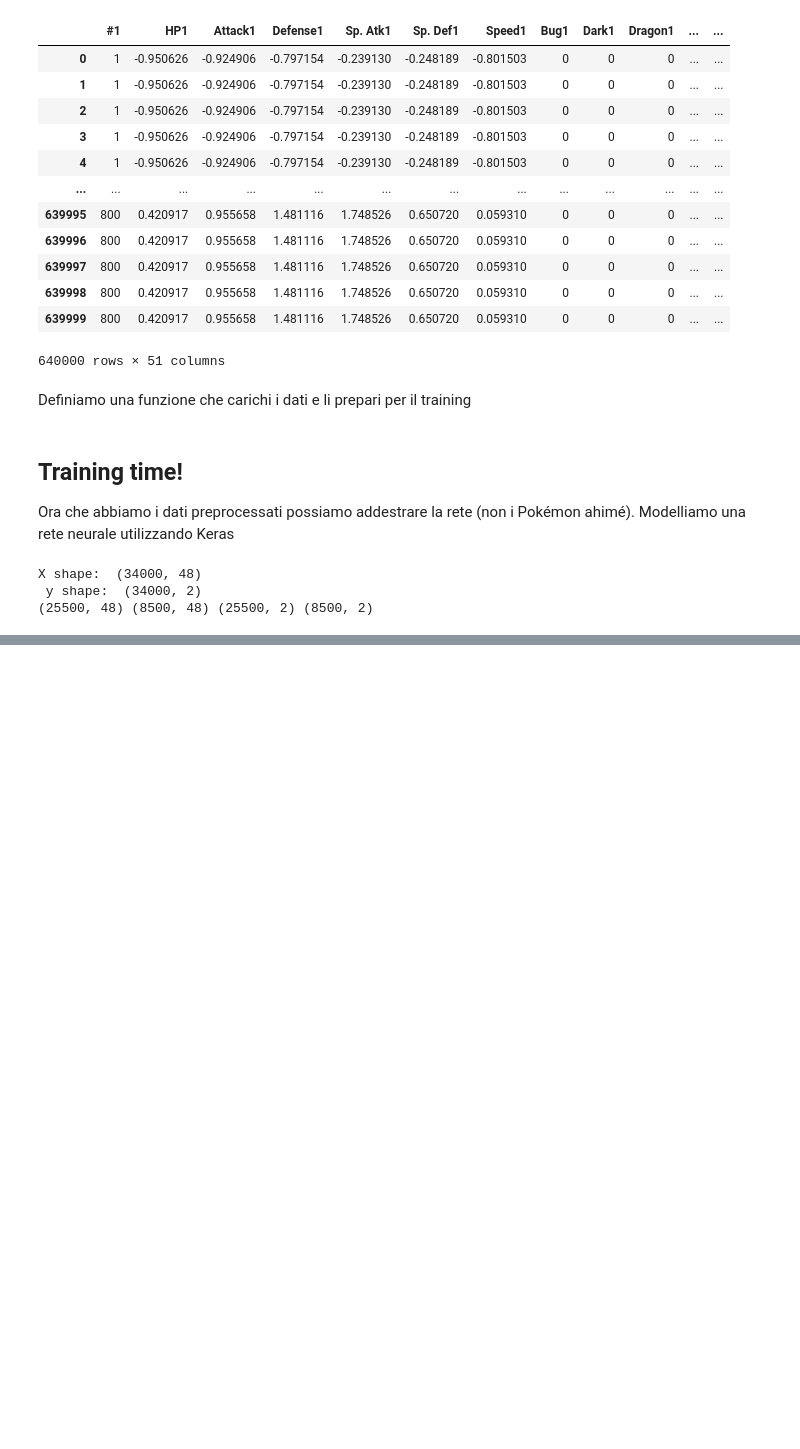
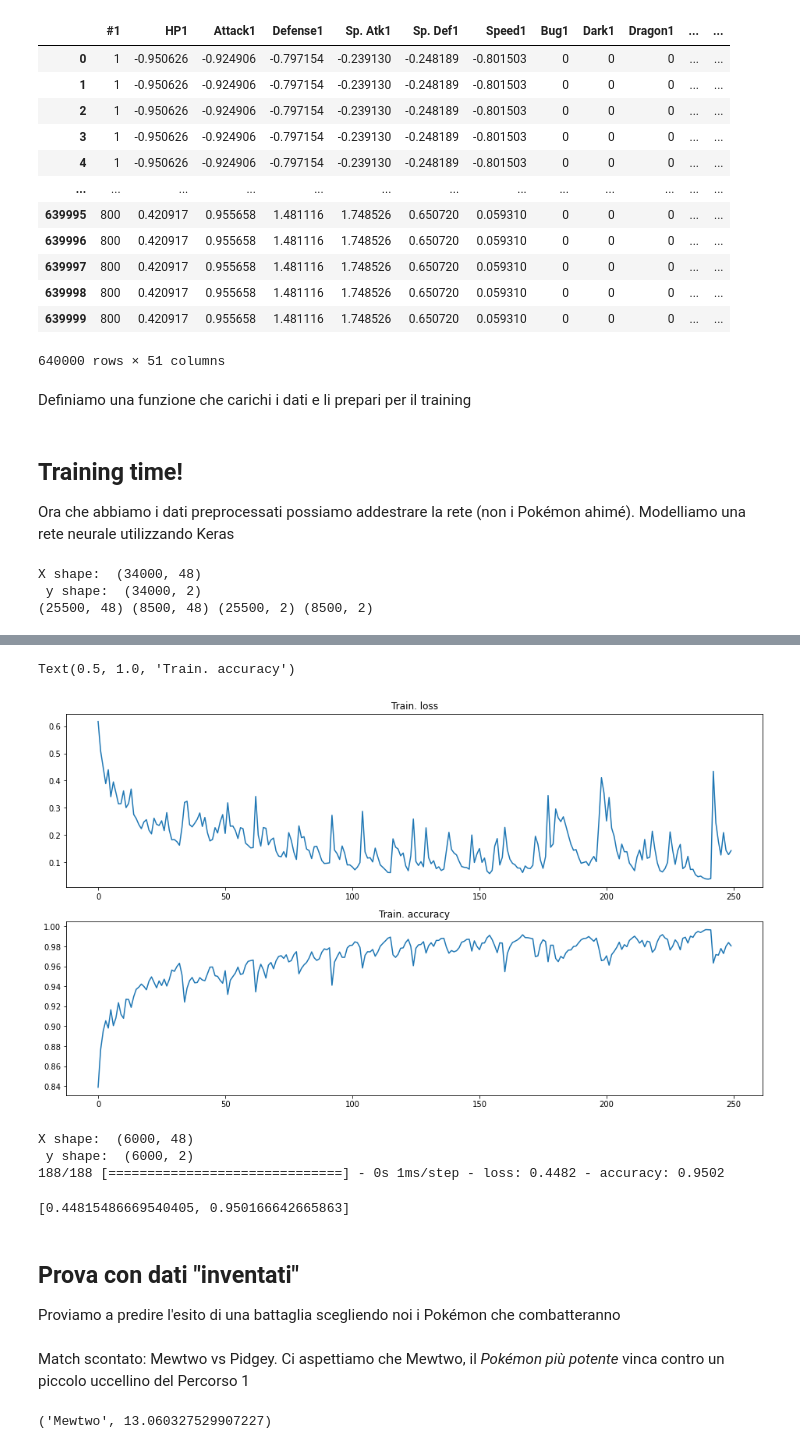
Before and after one commit to euregab/pokemon_challenge, a Jupyter notebook: training.ipynb, the cells around one changed output, grey strips where cells are left out. Drawn from its saved outputs; the diff is of its cells as text; code cells hidden in the pictures; blank space fills up the shorter version.

```diff
--- a/training.ipynb
+++ b/training.ipynb
@@ -269,0 +277,28 @@ dict_keys(['loss', 'accuracy', 'val_loss', 'val_accuracy'])
+# %%
+X_train, y_train = load_data(train_path)
+
+in_dim = 48*2
+hide_dim_1 = in_dim*3/2
+hide_dim_2 = hide_dim_1*2/3
+out_dim = 2
+
+
+model = tf.keras.models.Sequential([
+  tf.keras.layers.Dense(in_dim, input_dim=48, activation="relu"),
+  tf.keras.layers.Dense(hide_dim_1 ,activation='relu'),
+  tf.keras.layers.Dense(hide_dim_2 ,activation='relu'),
+  tf.keras.layers.Dense(out_dim)
+])
+
+model.compile(
+    optimizer="Adam",
+    loss="binary_crossentropy",
+    metrics=["accuracy"],
+)
+
+history = model.fit(
+    X_train,
+    y_train,
+    batch_size=64,
+    epochs=250
+)
@@ -269,0 +323,20 @@ dict_keys(['loss', 'accuracy', 'val_loss', 'val_accuracy'])
+# %%
+fig, axs = plt.subplots(2, figsize=(16,9))
+axs[0].plot(history.history["loss"])
+axs[0].set_title("Train. loss")
+axs[1].plot(history.history["accuracy"])
+axs[1].set_title("Train. accuracy")
+# %% [output]
+Text(0.5, 1.0, 'Train. accuracy')
+[figure, added]
+# %%
+X_test, y_test = load_data(test_path)
+model.evaluate(X_test, y_test)
+# %% [output]
+X shape:  (6000, 48)
+ y shape:  (6000, 2)
+188/188 [==============================] - 0s 1ms/step - loss: 0.4482 - accuracy: 0.9502
+[0.44815486669540405, 0.950166642665863]
+# %% [markdown]
+## Prova con dati "inventati"
+Proviamo a predire l'esito di una battaglia scegliendo noi i Pokémon che combatteranno
@@ -269,0 +363,6 @@ dict_keys(['loss', 'accuracy', 'val_loss', 'val_accuracy'])
+# %% [markdown]
+Match scontato: Mewtwo vs Pidgey. Ci aspettiamo che Mewtwo, il _Pokémon più potente_ vinca contro un piccolo uccellino del Percorso 1
+# %%
+get_winner("Pidgey", "Mewtwo")
+# %% [output]
+('Mewtwo', 13.060327529907227)
```
Also changed, not shown: parts of 9 cells of this notebook.
